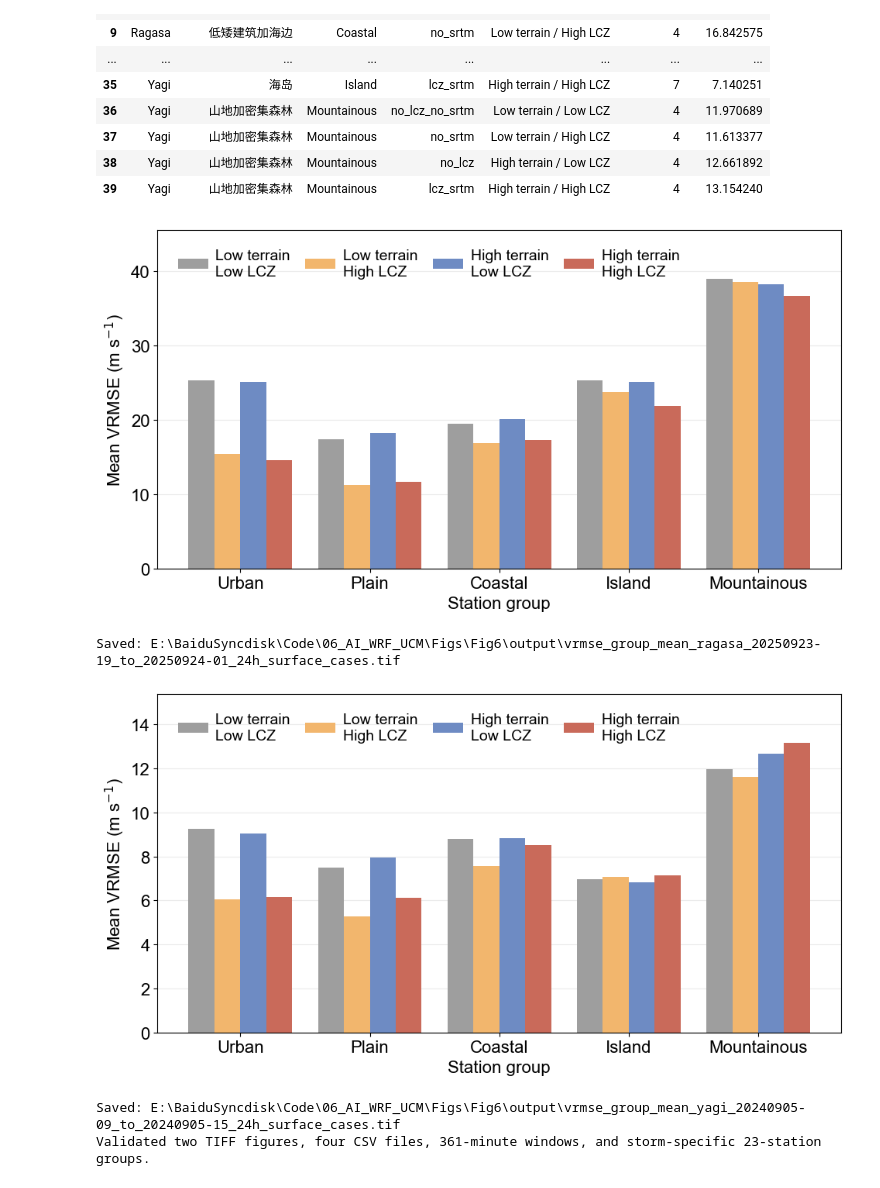
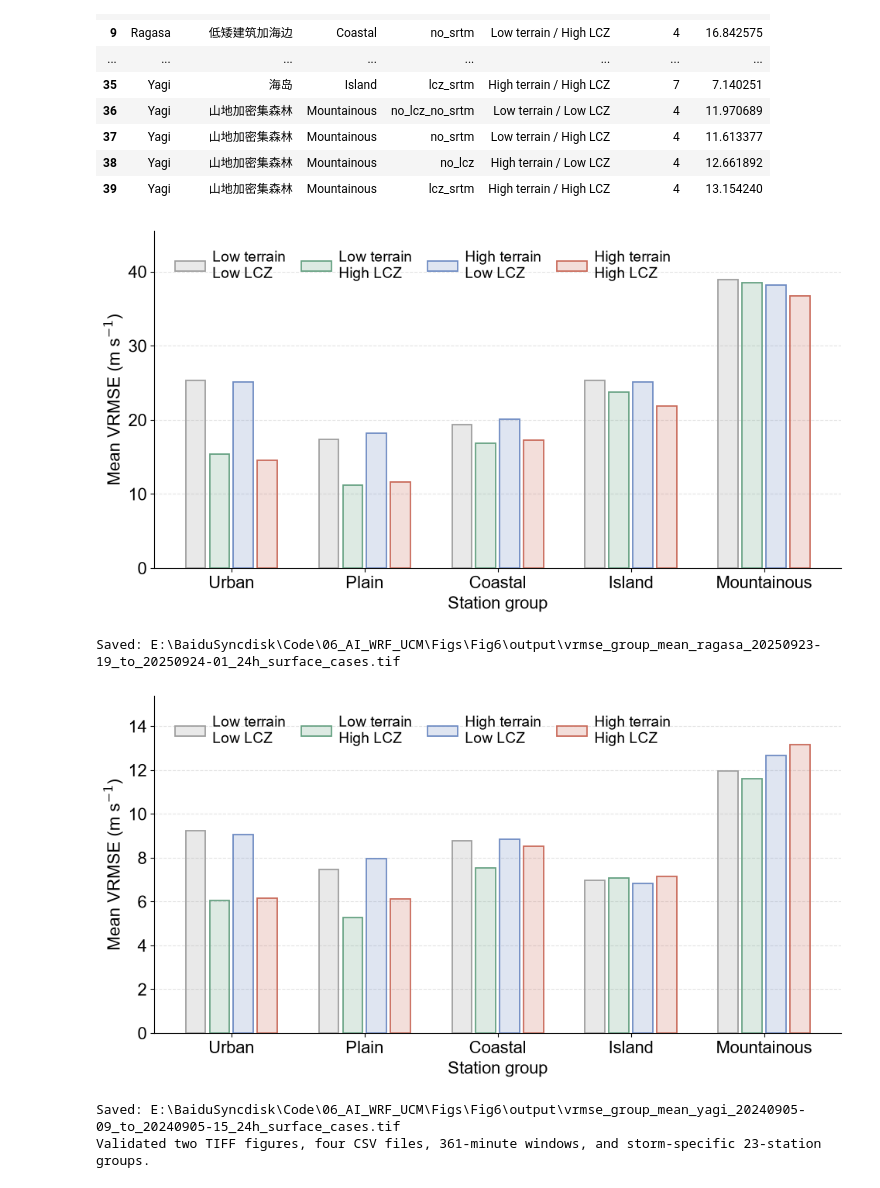
Before and after one commit to WindIsFeng/Figs_AI-physics, a Jupyter notebook: Fig6/04_rmse_group.ipynb, the cells around one changed output. Saved outputs shown, nothing was run; the diff lists cells and outputs as text; code cells hidden in the pictures.

```diff
--- a/Fig6/04_rmse_group.ipynb
+++ b/Fig6/04_rmse_group.ipynb
@@ -62,7 +62,7 @@ STORMS = {
 CASE_ORDER = ["no_lcz_no_srtm", "no_srtm", "no_lcz", "lcz_srtm"]
 CASE_META = {
     "no_lcz_no_srtm": {"label": "Low terrain\nLow LCZ", "color": "#9E9E9E"},
-    "no_srtm": {"label": "Low terrain\nHigh LCZ", "color": "#F2B66D"},
+    "no_srtm": {"label": "Low terrain\nHigh LCZ", "color": "#66A182"},
     "no_lcz": {"label": "High terrain\nLow LCZ", "color": "#6E8BC3"},
     "lcz_srtm": {"label": "High terrain\nHigh LCZ", "color": "#C96A5A"},
 }
@@ -297,50 +298,55 @@ def plot_group_means(result: dict) -> Path:
     group_df = result["group_df"]
     x = np.arange(len(group_names), dtype=float)
     n_cases = len(CASE_ORDER)
-    bar_width = min(0.20, 0.85 / n_cases)
+    bar_spacing = min(0.18, 0.78 / n_cases)
+    bar_width = 0.82 * bar_spacing
 
     fig, ax = plt.subplots(figsize=(10.0, 5.4))
     for case_index, case_key in enumerate(CASE_ORDER):
         values = (group_df.loc[group_df["case_key"] == case_key]
                   .set_index("group_en").reindex(group_names)["mean_vrmse"].to_numpy(dtype=float))
         ax.bar(
-            x + (case_index - (n_cases - 1) / 2) * bar_width, values, width=bar_width,
-            color=CASE_META[case_key]["color"], label=CASE_META[case_key]["label"], edgecolor="none",
+            x + (case_index - (n_cases - 1) / 2) * bar_spacing, values, width=bar_width,
+            facecolor=mpl.colors.to_rgba(CASE_META[case_key]["color"], 0.22),
+            edgecolor=CASE_META[case_key]["color"], linewidth=1.3,
+            label=CASE_META[case_key]["label"],
         )
 
     ax.set_xticks(x)
     ax.set_xticklabels(group_names)
     ax.set_xlabel("Station group")
     ax.set_ylabel("Mean VRMSE (m s$^{-1}$)")
-    ax.grid(axis="y", alpha=0.25)
+    ax.grid(axis="y", linestyle="--", linewidth=0.8, alpha=0.35)
     ax.set_axisbelow(True)
+    ax.spines["top"].set_visible(False)
+    ax.spines["right"].set_visible(False)
     y_max = group_df["mean_vrmse"].max()
     ax.set_ylim(0.0, y_max * 1.17)
     ax.legend(frameon=False, ncol=n_cases, loc="upper left", bbox_to_anchor=(0.01, 0.985), fontsize=14, columnspacing=1.0, handletextpad=0.5)
     fig.tight_layout()
 
     output_path = OUTPUT_DIR / f"vrmse_group_mean_{result['output_tag']}.tif"
     save_tiff(fig, output_path)
     plt.show()
     plt.close(fig)
     print("Saved:", output_path)
     return output_path
 
 
 generated_figures = [plot_group_means(result) for result in storm_results.values()]
 generated_outputs = [*generated_figures, *generated_csvs]
 if len(generated_figures) != 2 or len(generated_csvs) != 4 or len(generated_outputs) != 6:
     raise RuntimeError("Expected two TIFF figures and four CSV outputs")
 for path in generated_outputs:
     if not path.is_file() or path.stat().st_size == 0:
         raise RuntimeError(f"Missing or empty output: {path}")
 
 print("Validated two TIFF figures, four CSV files, 361-minute windows, and storm-specific 23-station groups.")
 generated_outputs
 # %% [output]
-[figure, old version]
+[figure, new version]
 Saved: E:\BaiduSyncdisk\Code\06_AI_WRF_UCM\Figs\Fig6\output\vrmse_group_mean_ragasa_20250923-19_to_20250924-01_24h_surface_cases.tif
-[figure, old version]
+[figure, new version]
 Saved: E:\BaiduSyncdisk\Code\06_AI_WRF_UCM\Figs\Fig6\output\vrmse_group_mean_yagi_20240905-09_to_20240905-15_24h_surface_cases.tif
 Validated two TIFF figures, four CSV files, 361-minute windows, and storm-specific 23-station groups.
 [WindowsPath('E:/BaiduSyncdisk/Code/06_AI_WRF_UCM/Figs/Fig6/output/vrmse_group_mean_ragasa_20250923-19_to_20250924-01_24h_surface_cases.tif'),
```
Also changed, not shown: parts of 1 cell of this notebook, 3 other files.
